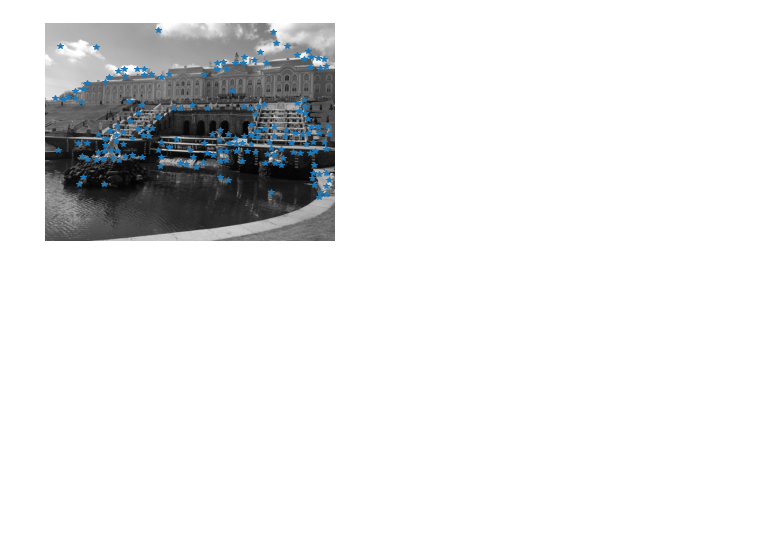
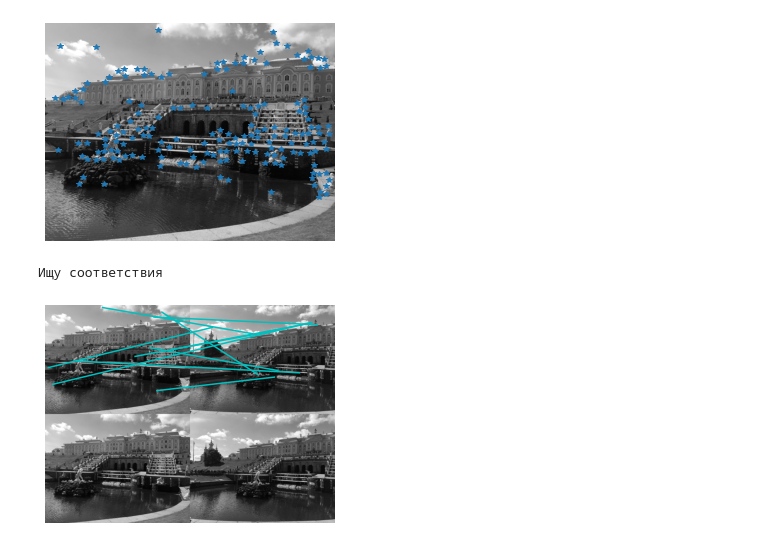
Before and after one commit to mualal/computer-vision-with-python, a Jupyter notebook: 2_local_image_descriptors.ipynb, the cells around one changed output. Cells and saved outputs as stored; diff of their text form; code cells hidden in the pictures; blank space fills up the shorter version.

Commit message:
match corners of two images (the first try)

```diff
--- a/2_local_image_descriptors.ipynb
+++ b/2_local_image_descriptors.ipynb
@@ -31,3 +31,24 @@ filtered_coords = harris.get_harris_points(harris_im)
 harris.plot_harris_points(im, filtered_coords)
 # %% [output]
 [figure]
+# %%
+# нахождение соответствий; результат применения нормированной взаимной корреляции к блокам,
+# окружающим угловые точки Харриса
+im1 = np.array(Image.open(os.path.join('images_input', 'Peterhof.jpg')).resize((504, 378)).convert('L'))
+im2 = np.array(Image.open(os.path.join('images_input', 'Peterhof2.jpg')).resize((504, 378)).convert('L'))
+wid = 5
+
+harris_im1 = harris.compute_harris_response(im1, sigma=5)
+filtered_coords1 = harris.get_harris_points(harris_im1, min_dist=wid+1)
+d1 = harris.get_descriptors(im1, filtered_coords1, wid)
+
+harris_im2 = harris.compute_harris_response(im2, sigma=5)
+filtered_coords2 = harris.get_harris_points(harris_im2, min_dist=wid+1)
+d2 = harris.get_descriptors(im2, filtered_coords2, wid)
+
+print('Ищу соответствия')
+matches = harris.match_descriptors_twosided(d1, d2)
+harris.plot_matches(im1, im2, filtered_coords1, filtered_coords2, matches[50:100])
+# %% [output]
+Ищу соответствия
+[figure, added]
```
Also changed, not shown: parts of 1 cell of this notebook, 2 other files.
